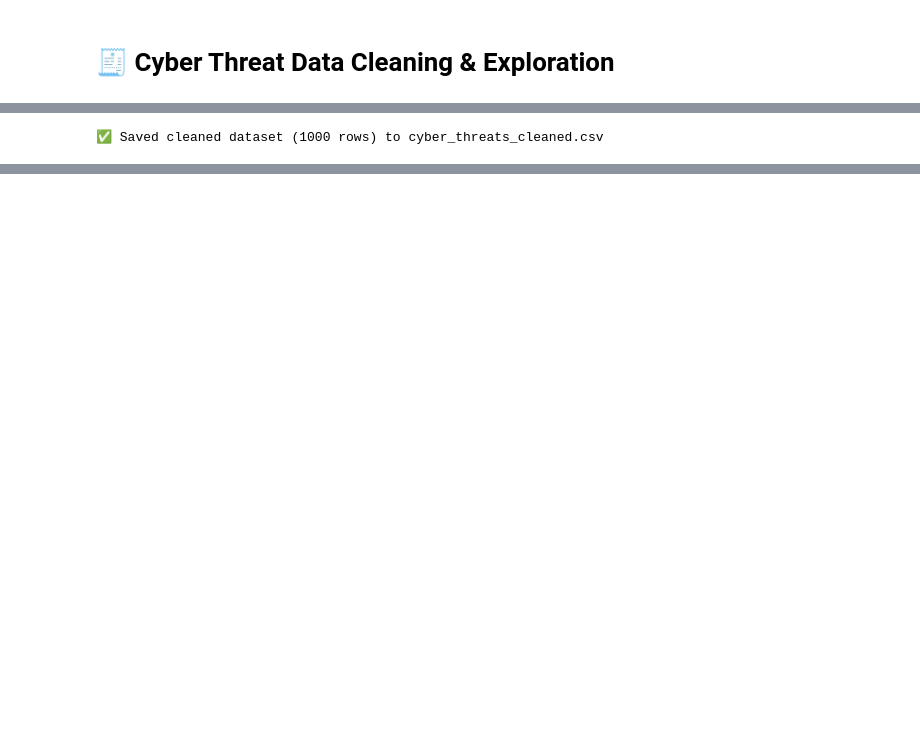
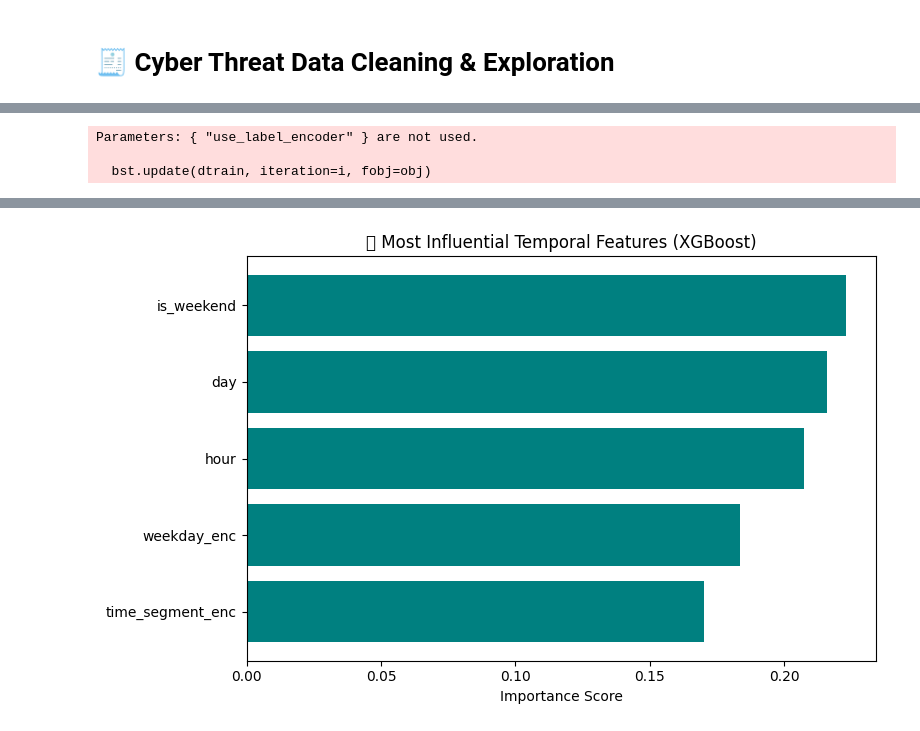
Before and after one commit to AlvaroG88/AI-enhanced-intrusion-detection-in-smart-renewable-energy-grids, a Jupyter notebook: cyber_threat_preparation.ipynb, the cells around one changed output, grey strips where cells are left out. Saved outputs shown, nothing was run; the diff lists cells and outputs as text; code cells hidden in the pictures; blank space fills up the shorter version.

Commit message:
cyber Threat preparation and predication

```diff
--- a/cyber_threat_preparation.ipynb
+++ b/cyber_threat_preparation.ipynb
@@ -130,5 +535,78 @@ plt.show()
 # %%
-df.to_csv('cyber_threats_cleaned.csv', index=False)
-print(f'✅ Saved cleaned dataset ({len(df)} rows) to cyber_threats_cleaned.csv')
+#Ranked Temporal Feature Importance (Final Output)
+
+import pandas as pd
+from xgboost import XGBClassifier
+from sklearn.preprocessing import LabelEncoder
+from sklearn.model_selection import train_test_split
+import matplotlib.pyplot as plt
+
+# --- Load structured dataset ---
+df = pd.read_csv('/home/project/Documents/SmartGrid_Structured_TimeFeatures.csv')
+df['timestamp'] = pd.to_datetime(df['timestamp'], errors='coerce')
+df = df.dropna(subset=['timestamp']).reset_index(drop=True)
+
+# --- Ensure all temporal features exist ---
+df['hour'] = df['timestamp'].dt.hour
+df['day'] = df['timestamp'].dt.day
+df['weekday'] = df['timestamp'].dt.day_name()
+df['is_weekend'] = df['weekday'].isin(['Saturday', 'Sunday']).astype(int)
+
+# Encode categorical features
+le_weekday = LabelEncoder()
+df['weekday_enc'] = le_weekday.fit_transform(df['weekday'])
+
+le_segment = LabelEncoder()
+if 'time_segment' in df.columns:
+    df['time_segment_enc'] = le_segment.fit_transform(df['time_segment'])
+else:
+    df['time_segment_enc'] = 0
+
+# Encode attack_type (target)
+le_attack = LabelEncoder()
+df['attack_label'] = le_attack.fit_transform(df['attack_type'])
+
+# --- Define features & target ---
+X = df[['hour', 'day', 'weekday_enc', 'time_segment_enc', 'is_weekend']]
+y = df['attack_label']
+
+# --- Split data ---
+X_train, X_test, y_train, y_test = train_test_split(
+    X, y, test_size=0.3, random_state=42, stratify=y
+)
+
+# --- Train model ---
+xgb_model = XGBClassifier(
+    n_estimators=200,
+    learning_rate=0.1,
+    max_depth=6,
+    subsample=0.8,
+    colsample_bytree=0.8,
+    random_state=42,
+    use_label_encoder=False,
+    eval_metric='mlogloss'
+)
+xgb_model.fit(X_train, y_train)
+
+# --- Compute and rank feature importance ---
+importance_df = pd.DataFrame({
+    'Feature': X.columns,
+    'Importance': xgb_model.feature_importances_
+}).sort_values(by='Importance', ascending=False).reset_index(drop=True)
+
+# --- Display ranked list ---
+print("✅ Ranked List of Most Influential Temporal Features:\n")
+print(importance_df)
+
+# --- Optional: visualize ---
+plt.figure(figsize=(8,5))
+plt.barh(importance_df['Feature'], importance_df['Importance'], color='teal')
+plt.title('🔍 Most Influential Temporal Features (XGBoost)')
+plt.xlabel('Importance Score')
+plt.gca().invert_yaxis()
+plt.tight_layout()
+plt.show()
 # %% [output]
-✅ Saved cleaned dataset (1000 rows) to cyber_threats_cleaned.csv
+Parameters: { "use_label_encoder" } are not used.
+
+  bst.update(dtrain, iteration=i, fobj=obj)
@@ -135 +621,2 @@ print(f'✅ Saved cleaned dataset ({len(df)} rows) to cyber_threats_cleaned.csv'
+[figure, added]
 # %%
```
Also changed, not shown: parts of 22 cells of this notebook, 5 other files.
